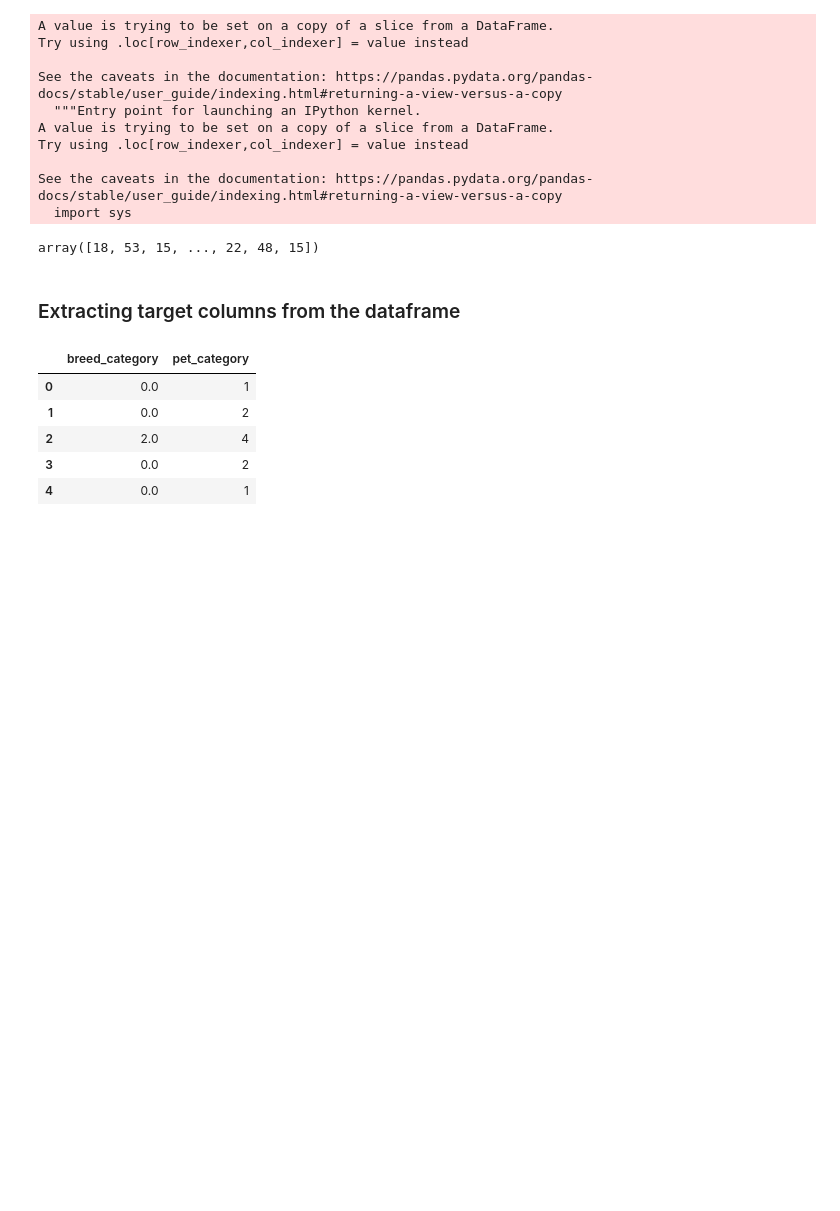
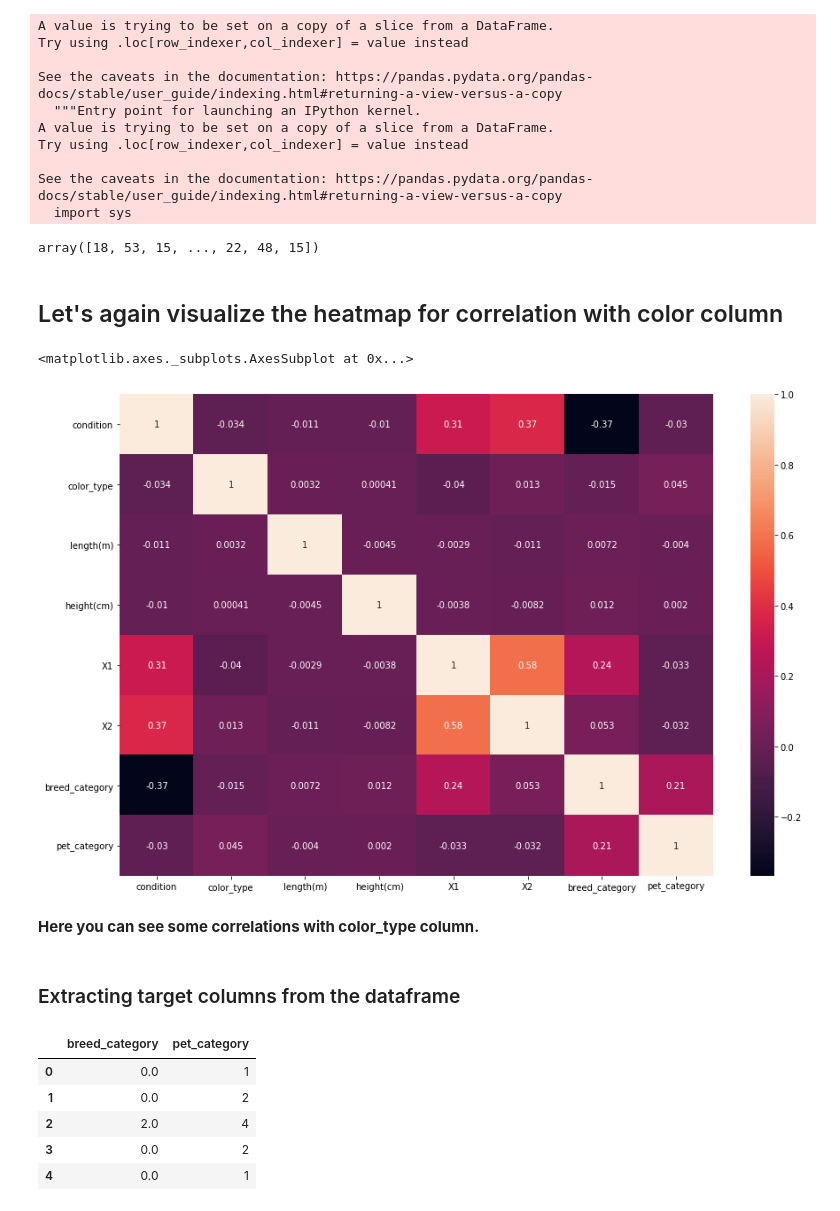
Before and after one commit to satyagopalkothuru/Adopt-a-buddy, a Jupyter notebook: Explanation_of_Adopt_a_pet.ipynb, the cells around one changed output. Drawn from its saved outputs; the diff is of its cells as text; code cells hidden in the pictures; blank space fills up the shorter version.

```diff
--- a/Explanation_of_Adopt_a_pet.ipynb
+++ b/Explanation_of_Adopt_a_pet.ipynb
@@ -133,6 +183,18 @@ See the caveats in the documentation: https://pandas.pydata.org/pandas-docs/stab
 le.transform(df['color_type']) #assigns a constant number to each distinct color
 # %% [output]
 array([18, 53, 15, ..., 22, 48, 15])
+# %% [markdown]
+## Let's again visualize the heatmap for correlation with color column
+# %%
+df['color_type']=le.transform(df['color_type'])
+
+plt.figure(figsize=(15,10))
+sns.heatmap(df.corr(),annot=True)
+# %% [output]
+<matplotlib.axes._subplots.AxesSubplot at 0x...>
+[figure, added]
+# %% [markdown]
+**Here you can see some correlations with color_type column.**
 # %% [markdown]
 ### Extracting target columns from the dataframe
 # %%
```
Also changed, not shown: parts of 13 cells of this notebook.
